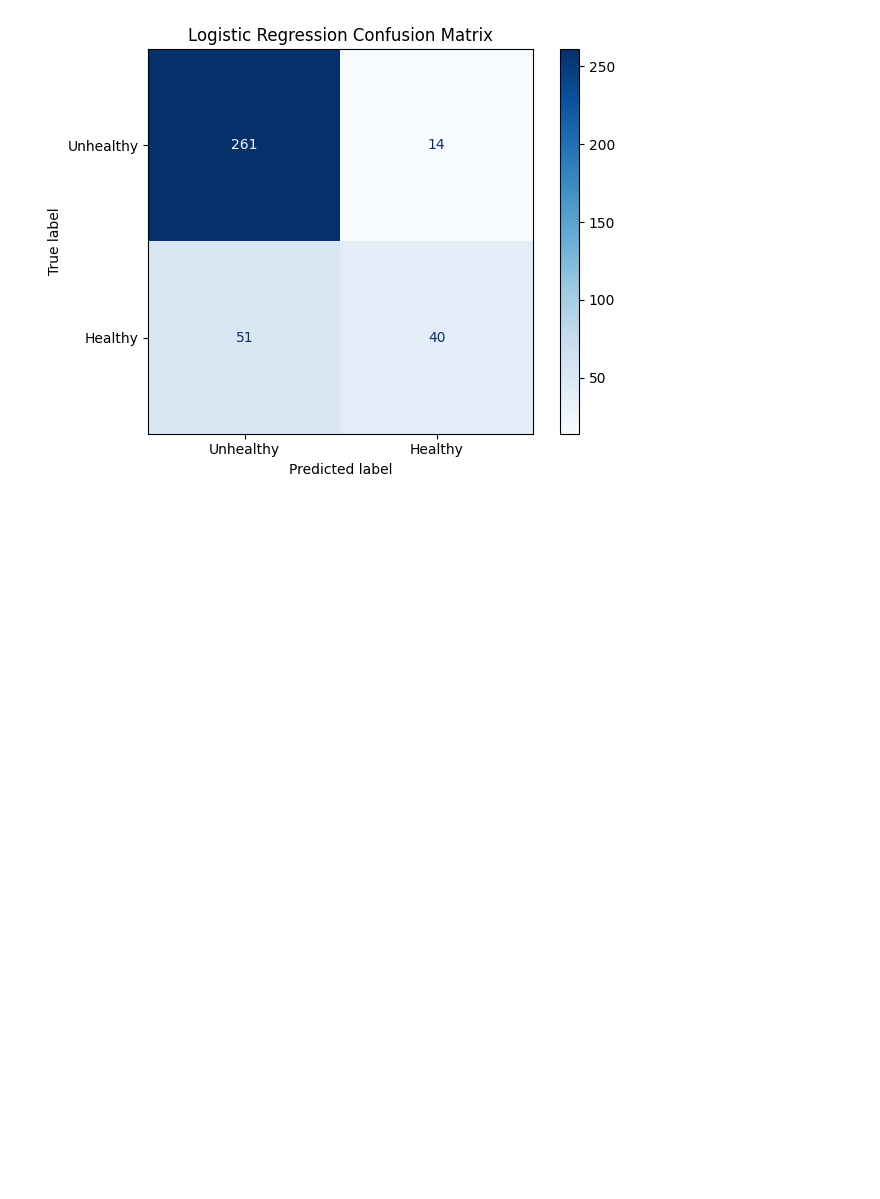
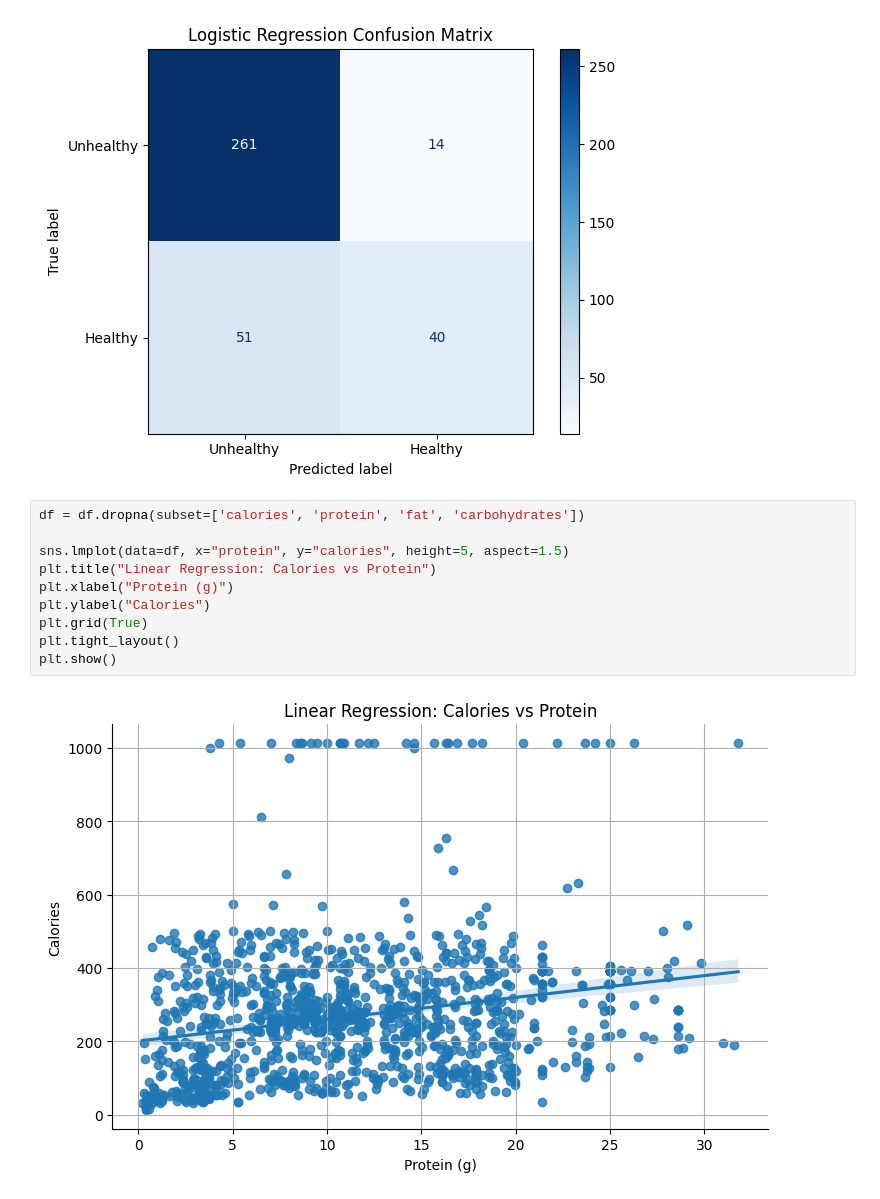
Before and after one commit to RISSIKUMARP/Enhancing-Public-Health-by-Identifying-Unhealthy-Foods-Promoting-Healthier-Alternatives, a Jupyter notebook: scripts/Regression.ipynb, the cells around one changed output. Saved outputs shown, nothing was run; the diff lists cells and outputs as text; blank space fills up the shorter version.

```diff
--- a/scripts/Regression.ipynb
+++ b/scripts/Regression.ipynb
@@ -64,3 +65,15 @@ plt.show()
 # %% [output]
 Logistic Regression Accuracy: 0.82
 [figure]
+# %%
+df = df.dropna(subset=['calories', 'protein', 'fat', 'carbohydrates'])
+
+sns.lmplot(data=df, x="protein", y="calories", height=5, aspect=1.5)
+plt.title("Linear Regression: Calories vs Protein")
+plt.xlabel("Protein (g)")
+plt.ylabel("Calories")
+plt.grid(True)
+plt.tight_layout()
+plt.show()
+# %% [output]
+[figure, added]
```
Also changed, not shown: parts of 7 cells of this notebook, 10 other files.
